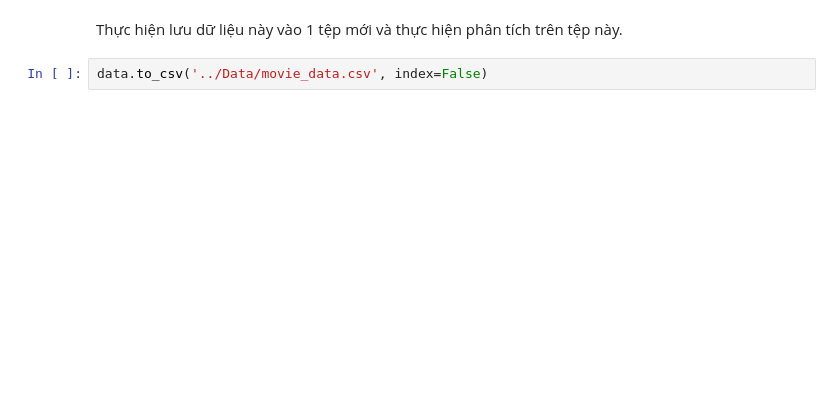
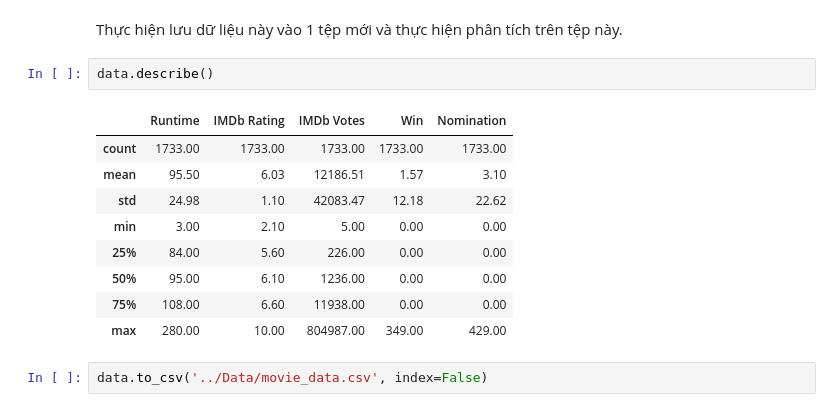
Before and after one commit to alpaca3000/IntroToDS, a Jupyter notebook: Source_codes/DataPreprocessing.ipynb, the cells around one changed output. Saved outputs shown, nothing was run; the diff lists cells and outputs as text; blank space fills up the shorter version.

```diff
--- a/Source_codes/DataPreprocessing.ipynb
+++ b/Source_codes/DataPreprocessing.ipynb
@@ -710,5 +737,17 @@ Age rating quantification          category
 dtype: object
 # %% [markdown]
 Thực hiện lưu dữ liệu này vào 1 tệp mới và thực hiện phân tích trên tệp này.
+# %%
+data.describe()
+# %% [output]
+|  | Runtime | IMDb Rating | IMDb Votes | Win | Nomination |
+| count | 1733.00 | 1733.00 | 1733.00 | 1733.00 | 1733.00 |
+| mean | 95.50 | 6.03 | 12186.51 | 1.57 | 3.10 |
+| std | 24.98 | 1.10 | 42083.47 | 12.18 | 22.62 |
+| min | 3.00 | 2.10 | 5.00 | 0.00 | 0.00 |
+| 25% | 84.00 | 5.60 | 226.00 | 0.00 | 0.00 |
+| 50% | 95.00 | 6.10 | 1236.00 | 0.00 | 0.00 |
+| 75% | 108.00 | 6.60 | 11938.00 | 0.00 | 0.00 |
+| max | 280.00 | 10.00 | 804987.00 | 349.00 | 429.00 |
 # %%
 data.to_csv('../Data/movie_data.csv', index=False)
```
Also changed, not shown: parts of 16 cells of this notebook, 1 other file.
